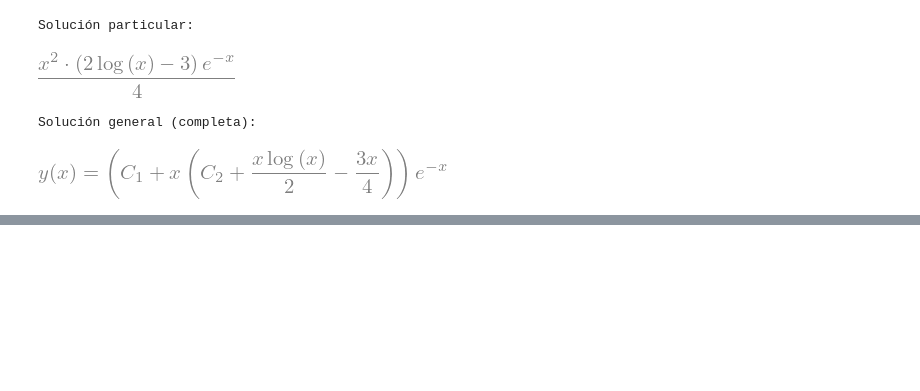
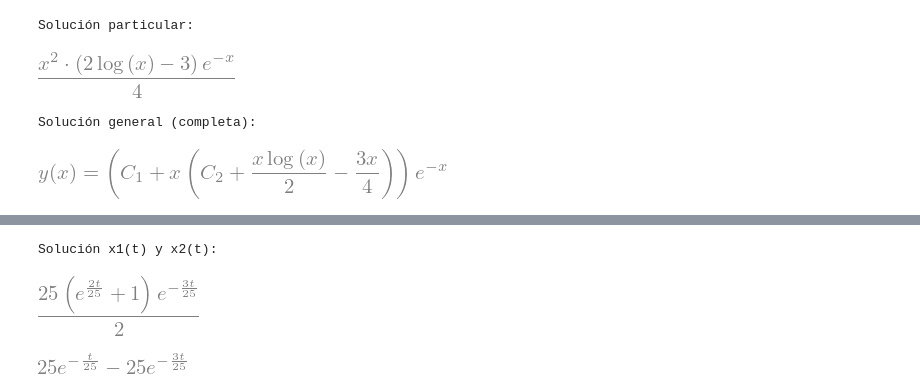
Before and after one commit to DenisOsses/CursoEdo, a Jupyter notebook: Ejercicios.ipynb, the cells around one changed output, grey strips where cells are left out. Cells and saved outputs as stored; diff of their text form; code cells hidden in the pictures; blank space fills up the shorter version.

```diff
--- a/Ejercicios.ipynb
+++ b/Ejercicios.ipynb
@@ -593,0 +645,56 @@ Solución general (completa):
+# %%
+import numpy as np
+from sympy import Matrix, Rational, symbols, exp, simplify
+import sympy as sp
+
+# Activar impresión bonita
+sp.init_printing()
+
+# Definir la matriz A usando fracciones exactas ## SE PUEDE MODIFICAR
+A = Matrix([[Rational(-2, 25), Rational(1, 50)],
+            [Rational(2, 25), Rational(-2, 25)]])
+
+# Calcular los vectores y valores propios con fracciones
+val_propios = A.eigenvals()  # Valores propios
+vec_propios = A.eigenvects()  # Vectores propios
+
+# Extraer los valores y vectores propios en listas asegurando el orden correcto
+val_propios_lista = []
+vectores_propios_lista = []
+
+for val_propios, mult, vectores in vec_propios:
+    val_propios_lista.append(val_propios)
+    vectores_propios_lista.append(vectores[0])  # Cada valor propio puede tener múltiples vectores asociados, elegimos el primero
+
+# Asignar los vectores propios en el orden de los valores propios
+v1 = vectores_propios_lista[0]  # Primer vector propio
+v2 = vectores_propios_lista[1]  # Segundo vector propio
+
+# Condiciones iniciales ## SE PUEDE MODIFICAR
+x0 = Matrix([25, 0])
+
+# Resolver para las constantes c1 y c2 usando SymPy
+C = Matrix([[v1[0], v2[0]],
+            [v1[1], v2[1]]]).inv() * x0
+
+# Expresiones de x1(t) y x2(t)
+t = symbols('t')
+
+def x1(t):
+    return simplify(C[0] * v1[0] * exp(val_propios_lista[0] * t) + C[1] * v2[0] * exp(val_propios_lista[1] * t))
+
+def x2(t):
+    return simplify(C[0] * v1[1] * exp(val_propios_lista[0] * t) + C[1] * v2[1] * exp(val_propios_lista[1] * t))
+
+# Expresión general para x1(t) y x2(t) en formato más legible
+x1_exp = x1(t)
+x2_exp = x2(t)
+
+# Imprimir las expresiones en un formato más adecuado
+print("Solución x1(t) y x2(t):")
+display(x1_exp)
+display(x2_exp)
+# %% [output]
+Solución x1(t) y x2(t):
+[figure, added]
+[figure, added]
```
Also changed, not shown: parts of 1 cell of this notebook, 30 other files.
